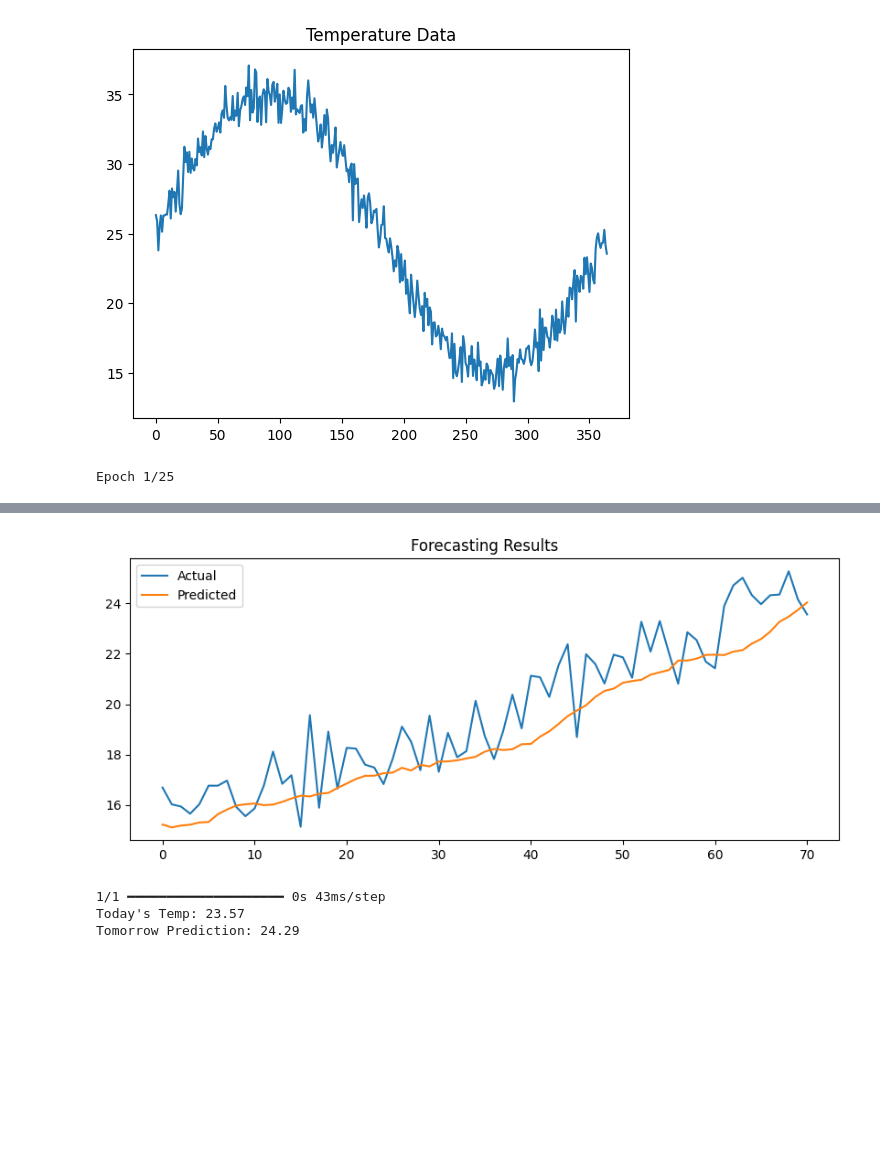
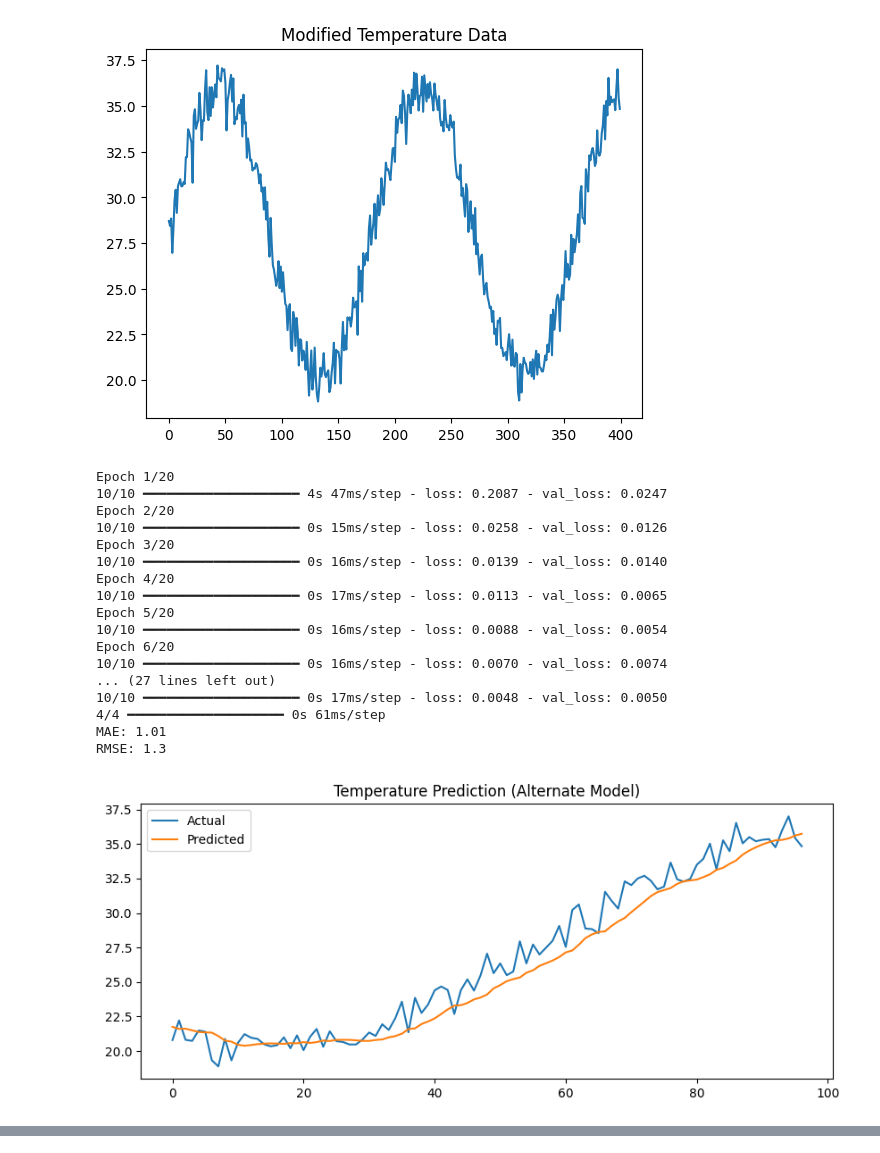
Before and after one commit to karna-charan/-Neural-Networks-and-Deep-Learning-, a Jupyter notebook: future_air_temperat.ipynb, the cells around one changed output, grey strips where cells are left out. Saved outputs shown, nothing was run; the diff lists cells and outputs as text; code cells hidden in the pictures; blank space fills up the shorter version.

```diff
--- a/future_air_temperat.ipynb
+++ b/future_air_temperat.ipynb
@@ -5,87 +5,104 @@
 import numpy as np
 import matplotlib.pyplot as plt
 from tensorflow.keras.models import Sequential
-from tensorflow.keras.layers import LSTM, Dense, Dropout
+from tensorflow.keras.layers import LSTM, Dense
 from sklearn.preprocessing import MinMaxScaler
 from sklearn.metrics import mean_absolute_error, mean_squared_error
 
-# Step 2: Generate synthetic temperature data
-np.random.seed(10)
-days = 365
+# Step 2: Generate synthetic temperature data (changed values)
+np.random.seed(20)
+days = 400
 t = np.arange(days)
 
-temp = 25 + 10*np.sin(2*np.pi*t/365) + np.random.normal(0, 1, days)
+# Different base temp, amplitude, and noise
+temp = 28 + 8*np.sin(2*np.pi*t/180) + np.random.normal(0, 0.8, days)
 
 plt.plot(temp)
-plt.title("Temperature Data")
+plt.title("Modified Temperature Data")
 plt.show()
 
-# Step 3: Normalize using MinMaxScaler
+# Step 3: Scaling
 scaler = MinMaxScaler()
 temp_scaled = scaler.fit_transform(temp.reshape(-1,1))
 
-# Step 4: Create sequences
-def create_sequences(data, step=10):
+# Step 4: Sequence creation (different time step)
+def create_seq(data, step=12):
     X, y = [], []
     for i in range(len(data)-step):
         X.append(data[i:i+step])
         y.append(data[i+step])
     return np.array(X), np.array(y)
 
-time_step = 10
-X, y = create_sequences(temp_scaled, time_step)
+time_step = 12
+X, y = create_seq(temp_scaled, time_step)
 
-# Step 5: Train-test split
-split = int(0.8 * len(X))
+# Step 5: Train-test split (75-25 split)
+split = int(0.75 * len(X))
 X_train, X_test = X[:split], X[split:]
 y_train, y_test = y[:split], y[split:]
 
-# Step 6: Build Stacked LSTM model
+# Step 6: Build LSTM model (simpler architecture)
 model = Sequential([
-    LSTM(50, return_sequences=True, input_shape=(time_step, 1)),
-    Dropout(0.2),
-    LSTM(50),
+    LSTM(60, input_shape=(time_step, 1)),
+    Dense(20, activation='relu'),
     Dense(1)
 ])
 
 model.compile(optimizer='adam', loss='mse')
 
-# Step 7: Train model
+# Step 7: Train model (different epochs & batch size)
 history = model.fit(X_train, y_train,
-                    epochs=25,
-                    batch_size=16,
+                    epochs=20,
+                    batch_size=32,
                     validation_data=(X_test, y_test),
                     verbose=1)
 
 # Step 8: Predictions
 pred_scaled = model.predict(X_test)
 
-# Convert back to original scale
+# Inverse transform
 pred = scaler.inverse_transform(pred_scaled)
 actual = scaler.inverse_transform(y_test)
 
 # Step 9: Evaluation
 mae = mean_absolute_error(actual, pred)
 rmse = np.sqrt(mean_squared_error(actual, pred))
 
 print("MAE:", round(mae,2))
 print("RMSE:", round(rmse,2))
 
-# Step 10: Plot results
+# Step 10: Plot
 plt.figure(figsize=(10,4))
 plt.plot(actual, label="Actual")
 plt.plot(pred, label="Predicted")
 plt.legend()
-plt.title("Forecasting Results")
+plt.title("Temperature Prediction (Alternate Model)")
 plt.show()
 
-# Step 11: Predict next day
+# Step 11: Future prediction
 last_seq = temp_scaled[-time_step:].reshape(1, time_step, 1)
 future_scaled = model.predict(last_seq)
 future = scaler.inverse_transform(future_scaled)
 
 print("Today's Temp:", round(temp[-1],2))
-print("Tomorrow Prediction:", round(future[0][0],2))
+print("Next Day Prediction:", round(future[0][0],2))
 # %% [output]
-[figure, old version]
+[figure, new version]
-Epoch 1/25
+Epoch 1/20
+10/10 ━━━━━━━━━━━━━━━━━━━━ 4s 47ms/step - loss: 0.2087 - val_loss: 0.0247
+Epoch 2/20
+10/10 ━━━━━━━━━━━━━━━━━━━━ 0s 15ms/step - loss: 0.0258 - val_loss: 0.0126
+Epoch 3/20
+10/10 ━━━━━━━━━━━━━━━━━━━━ 0s 16ms/step - loss: 0.0139 - val_loss: 0.0140
+Epoch 4/20
+10/10 ━━━━━━━━━━━━━━━━━━━━ 0s 17ms/step - loss: 0.0113 - val_loss: 0.0065
+Epoch 5/20
+10/10 ━━━━━━━━━━━━━━━━━━━━ 0s 16ms/step - loss: 0.0088 - val_loss: 0.0054
+Epoch 6/20
+10/10 ━━━━━━━━━━━━━━━━━━━━ 0s 16ms/step - loss: 0.0070 - val_loss: 0.0074
+... (27 lines left out)
+10/10 ━━━━━━━━━━━━━━━━━━━━ 0s 17ms/step - loss: 0.0048 - val_loss: 0.0050
+4/4 ━━━━━━━━━━━━━━━━━━━━ 0s 61ms/step
+MAE: 1.01
+RMSE: 1.3
+[figure, new version]
@@ -109,4 +111,0 @@ RMSE: 1.42
-[figure, old version]
-1/1 ━━━━━━━━━━━━━━━━━━━━ 0s 43ms/step
-Today's Temp: 23.57
-Tomorrow Prediction: 24.29
```
Also changed, not shown: parts of 1 cell of this notebook.
